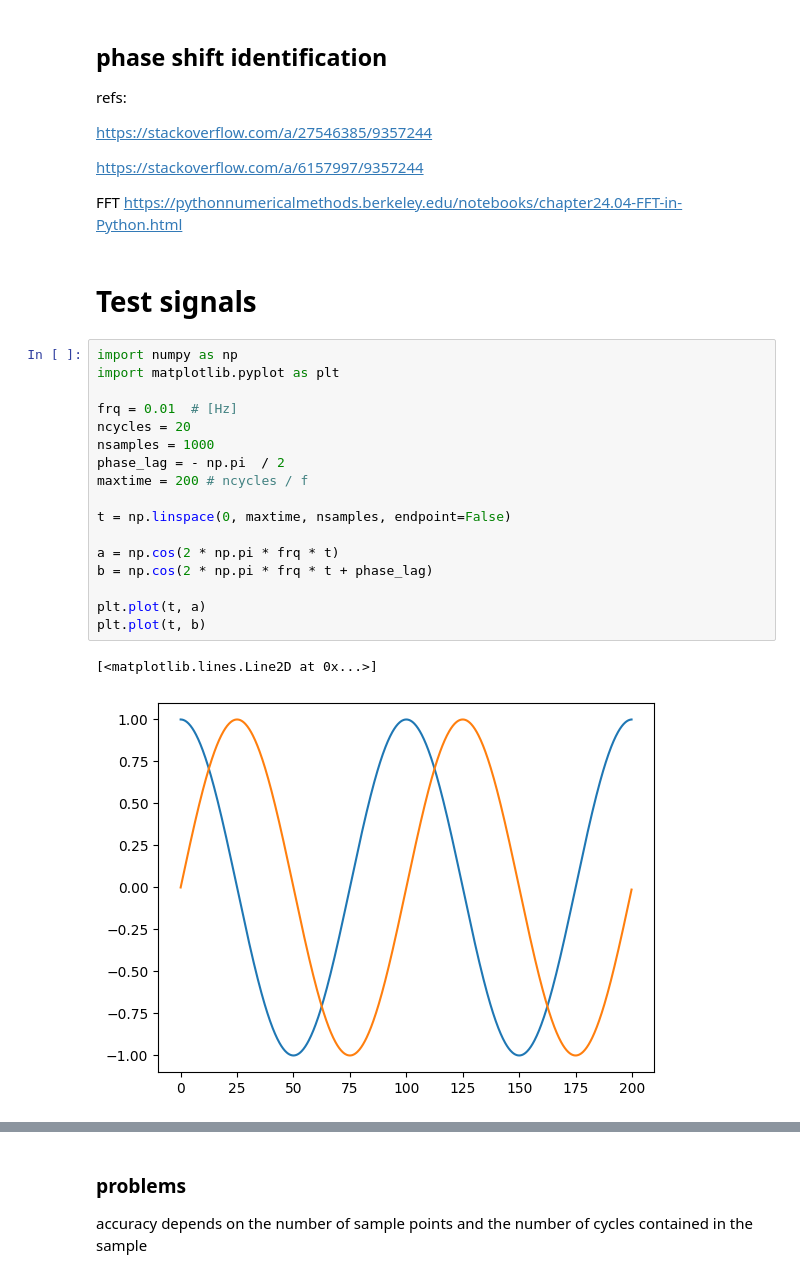
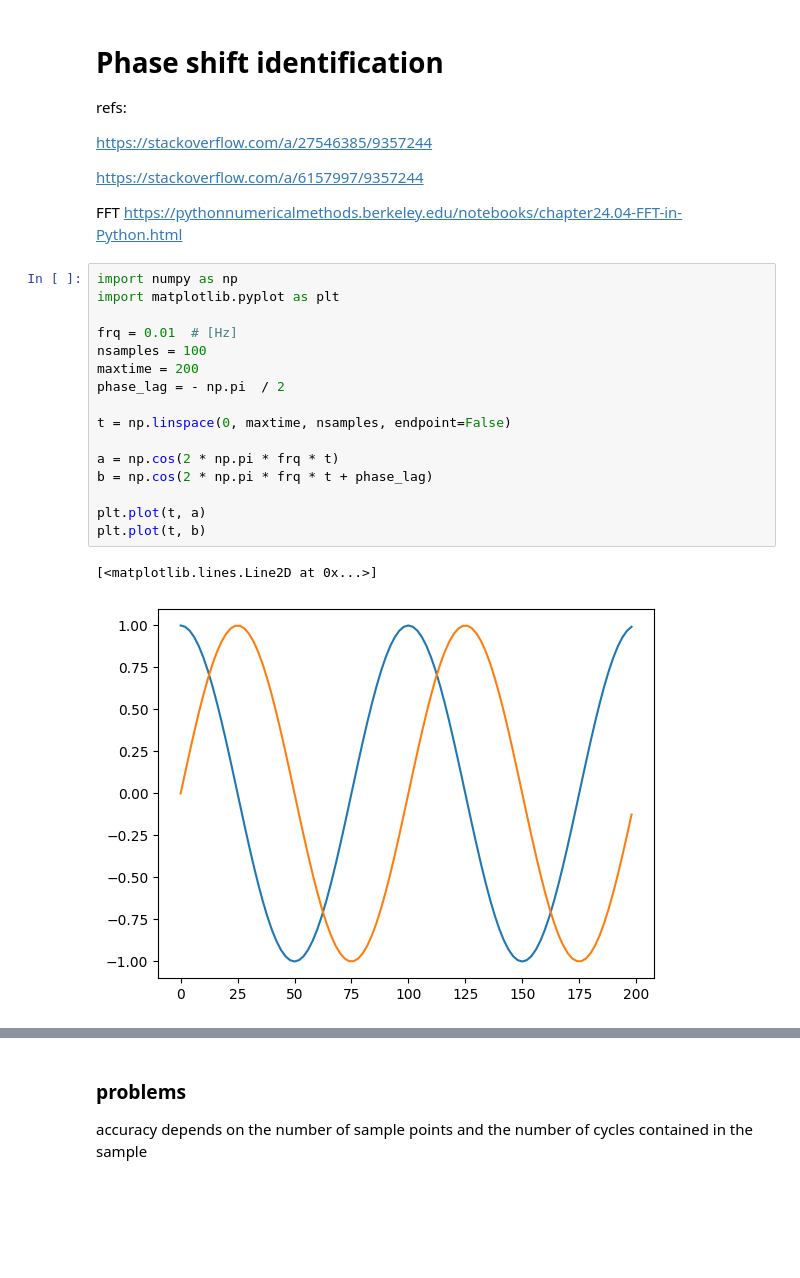
Before and after one commit to chrishavlin/vbrc_scratch, a Jupyter notebook: nbs/signals_phase_shifts.ipynb, the cells around one changed output, grey strips where cells are left out. Saved outputs shown, nothing was run; the diff lists cells and outputs as text; blank space fills up the shorter version.

```diff
--- a/nbs/signals_phase_shifts.ipynb
+++ b/nbs/signals_phase_shifts.ipynb
@@ -1,5 +1,5 @@
 # %% [markdown]
-## phase shift identification
+# Phase shift identification
 
 refs:
 
@@ -8,26 +8,23 @@ https://stackoverflow.com/a/27546385/9357244
 https://stackoverflow.com/a/6157997/9357244
 
 FFT https://pythonnumericalmethods.berkeley.edu/notebooks/chapter24.04-FFT-in-Python.html
-# %% [markdown]
-# Test signals
 # %%
 import numpy as np
 import matplotlib.pyplot as plt
 
 frq = 0.01  # [Hz]
-ncycles = 20
-nsamples = 1000
+nsamples = 100
+maxtime = 200
 phase_lag = - np.pi  / 2
-maxtime = 200 # ncycles / f
 
 t = np.linspace(0, maxtime, nsamples, endpoint=False)
 
 a = np.cos(2 * np.pi * frq * t)
 b = np.cos(2 * np.pi * frq * t + phase_lag)
 
 plt.plot(t, a)
 plt.plot(t, b)
 # %% [output]
 [<matplotlib.lines.Line2D at 0x...>]
-[figure, old version]
+[figure, new version]
 # %% [markdown]
```
Also changed, not shown: parts of 46 cells of this notebook.
